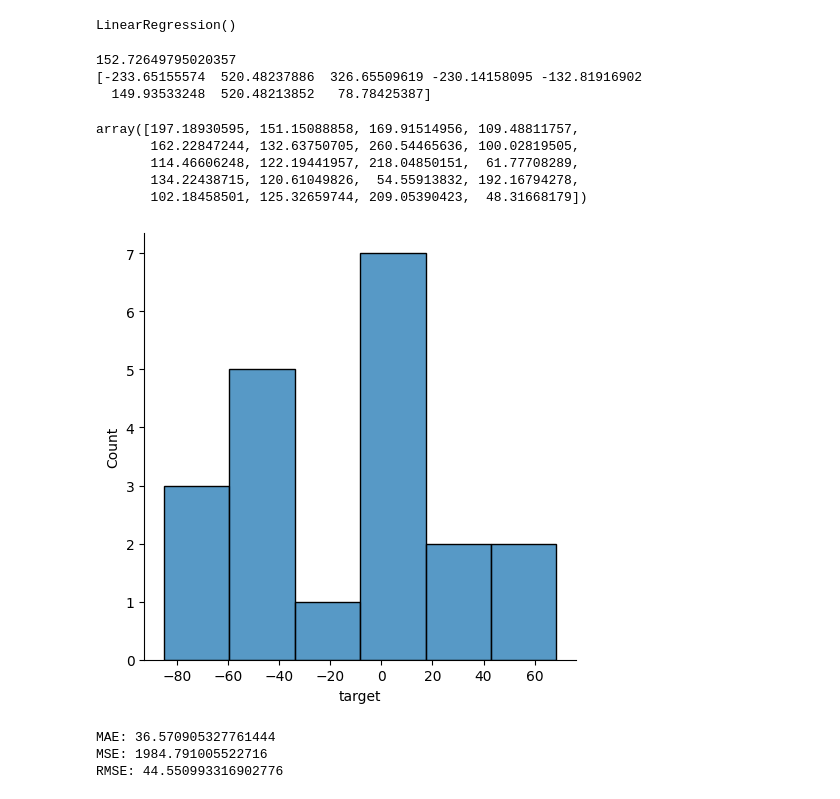
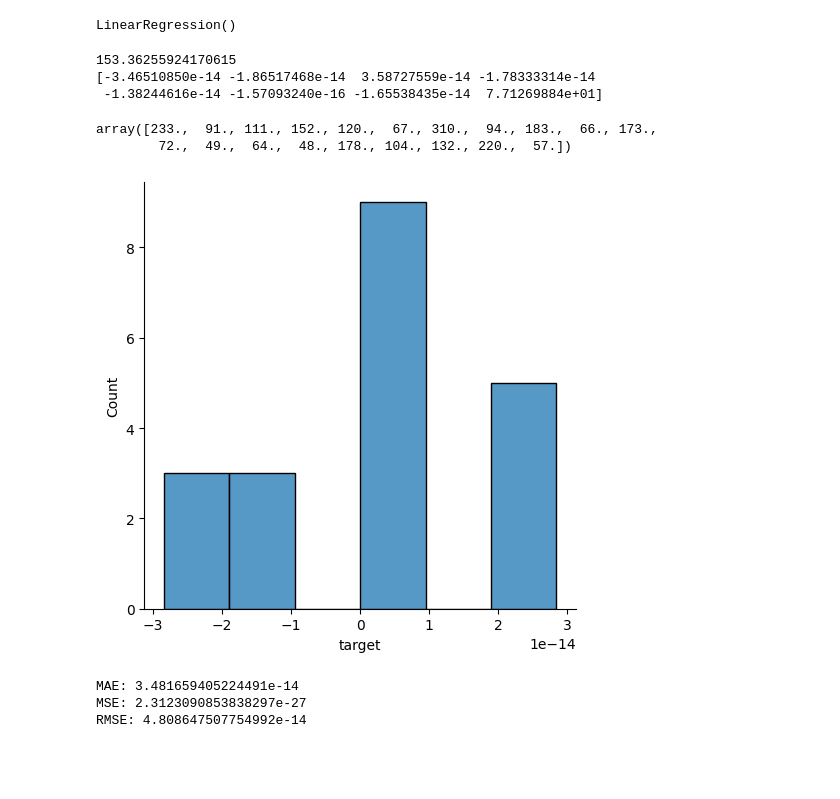
Before and after one commit to urkomen/2026-02-BILBAO-FT-Data-Science, a Jupyter notebook: 3-Machine_Learning/1-Supervisado/1-Regression/1-Linear_Regression/ejercicios/2 Diabetes_urko.ipynb, the cells around one changed output. Cells and saved outputs as stored; diff of their text form; code cells hidden in the pictures; blank space fills up the shorter version.

```diff
--- a/3-Machine_Learning/1-Supervisado/1-Regression/1-Linear_Regression/ejercicios/2 Diabetes_urko.ipynb
+++ b/3-Machine_Learning/1-Supervisado/1-Regression/1-Linear_Regression/ejercicios/2 Diabetes_urko.ipynb
@@ -242,7 +242,12 @@ R2: 0.5850854274471953
 # %% [markdown]
 #### Iterate with a new model to assess if any improvements can be made compared to the previous one. Consider reducing the number of variables or using `StandardScaler` to enhance model performance.
 # %%
+from sklearn.model_selection import train_test_split
+
 # Quitamos columnas age y s2, que tienen menor correlación con el target
-diab2 = diab.drop(['age','s2'], axis="columns")
-diab2
+X = diab.drop(['age','s2','s4'], axis="columns")
+y = diab['target']
+
+X_train, X_test, y_train, y_test = train_test_split(X, y, test_size=20, shuffle=False)
+y_test
 # %% [output]
@@ -262,2 +271,10 @@ diab2
+# %%
+from sklearn.preprocessing import StandardScaler
+
+scaler = StandardScaler()
+
+scaler.fit(X_train)
+X_train_scal = scaler.transform(X_train)
+X_test_scal = scaler.transform(X_test)
 # %%
 diabetes_model2 = LinearRegression()
@@ -288,35 +281,32 @@ Name: target, dtype: float64
 # %%
-diabetes_model2.fit(diabetes_data_train, diabetes_target_train)
+diabetes_model2.fit(X_train_scal, y_train)
 # %% [output]
 LinearRegression()
 # %%
 print(diabetes_model2.intercept_)
 print(diabetes_model2.coef_)
 # %% [output]
-152.72649795020357
-[-233.65155574  520.48237886  326.65509619 -230.14158095 -132.81916902
-  149.93533248  520.48213852   78.78425387]
+153.36255924170615
+[-3.46510850e-14 -1.86517468e-14  3.58727559e-14 -1.78333314e-14
+ -1.38244616e-14 -1.57093240e-16 -1.65538435e-14  7.71269884e+01]
 # %%
-predict2 = diabetes_model2.predict(diabetes_data_test)
+predict2 = diabetes_model2.predict(X_test_scal)
 predict2
 # %% [output]
-array([197.18930595, 151.15088858, 169.91514956, 109.48811757,
-       162.22847244, 132.63750705, 260.54465636, 100.02819505,
-       114.46606248, 122.19441957, 218.04850151,  61.77708289,
-       134.22438715, 120.61049826,  54.55913832, 192.16794278,
-       102.18458501, 125.32659744, 209.05390423,  48.31668179])
+array([233.,  91., 111., 152., 120.,  67., 310.,  94., 183.,  66., 173.,
+        72.,  49.,  64.,  48., 178., 104., 132., 220.,  57.])
 # %%
-sns.displot((diabetes_target_test - predict2));
+sns.displot((y_test - predict2));
 # %% [output]
-[figure, old version]
+[figure, new version]
 # %%
-print('MAE:', metrics.mean_absolute_error(diabetes_target_test, predict2))
-print('MSE:', metrics.mean_squared_error(diabetes_target_test, predict2))
-print('RMSE:', np.sqrt(metrics.mean_squared_error(diabetes_target_test, predict2)))
+print('MAE:', metrics.mean_absolute_error(y_test, predict2))
+print('MSE:', metrics.mean_squared_error(y_test, predict2))
+print('RMSE:', np.sqrt(metrics.mean_squared_error(y_test, predict2)))
 # %% [output]
-MAE: 36.570905327761444
-MSE: 1984.791005522716
-RMSE: 44.550993316902776
+MAE: 3.481659405224491e-14
+MSE: 2.3123090853838297e-27
+RMSE: 4.808647507754992e-14
 # %%
 r2_mejorado = metrics.r2_score(diabetes_target_test, predict2)
 print('Mejora: ', round((r2_mejorado - r2)*100,1),'%')
```
Also changed, not shown: parts of 3 cells of this notebook, 2 other files.
